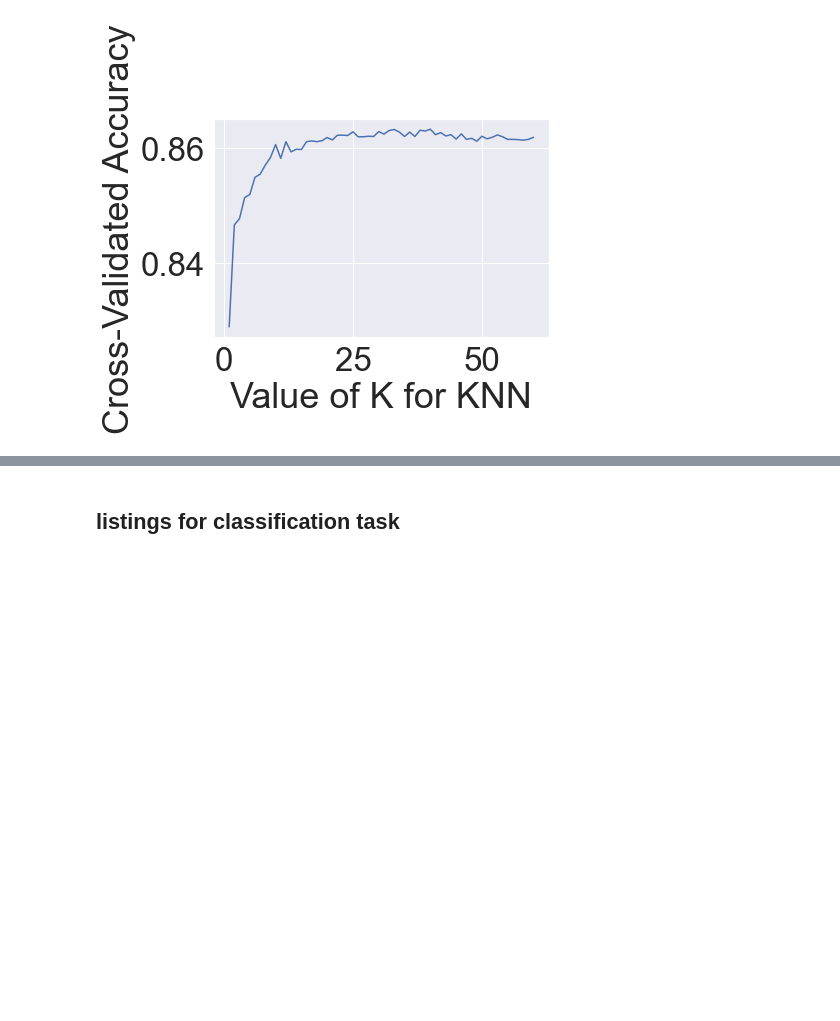
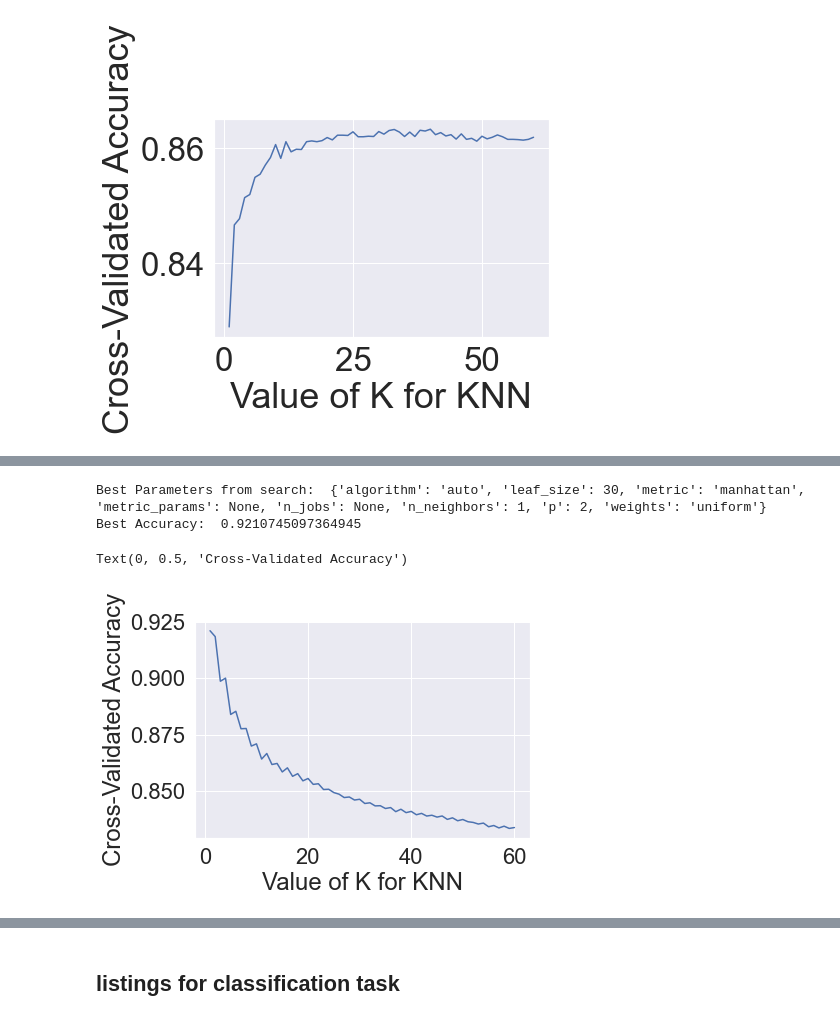
Before and after one commit to rickfontenot/airbnb, a Jupyter notebook: Lab2/WorkingFiles/lab2_Rick.ipynb, the cells around one changed output, grey strips where cells are left out. Cells and saved outputs as stored; diff of their text form; code cells hidden in the pictures; blank space fills up the shorter version.

```diff
--- a/Lab2/WorkingFiles/lab2_Rick.ipynb
+++ b/Lab2/WorkingFiles/lab2_Rick.ipynb
@@ -1212 +1247,14 @@ Text(0, 0.5, 'Cross-Validated Accuracy')
+# %%
+print("Best Parameters from search: ",grid4.best_estimator_.get_params())
+print("Best Accuracy: ",grid4.best_score_)
+
+
+plt.plot(k_range, grid4.cv_results_['mean_test_score'])
+plt.xlabel('Value of K for KNN')
+plt.ylabel('Cross-Validated Accuracy')
+# %% [output]
+Best Parameters from search:  {'algorithm': 'auto', 'leaf_size': 30, 'metric': 'manhattan', 'metric_params': None, 'n_jobs': None, 'n_neighbors': 1, 'p': 2, 'weights': 'uniform'}
+Best Accuracy:  0.9210745097364945
+Text(0, 0.5, 'Cross-Validated Accuracy')
+[figure, added]
 # %% [markdown]
```
Also changed, not shown: parts of 20 cells of this notebook, 1 other file.
